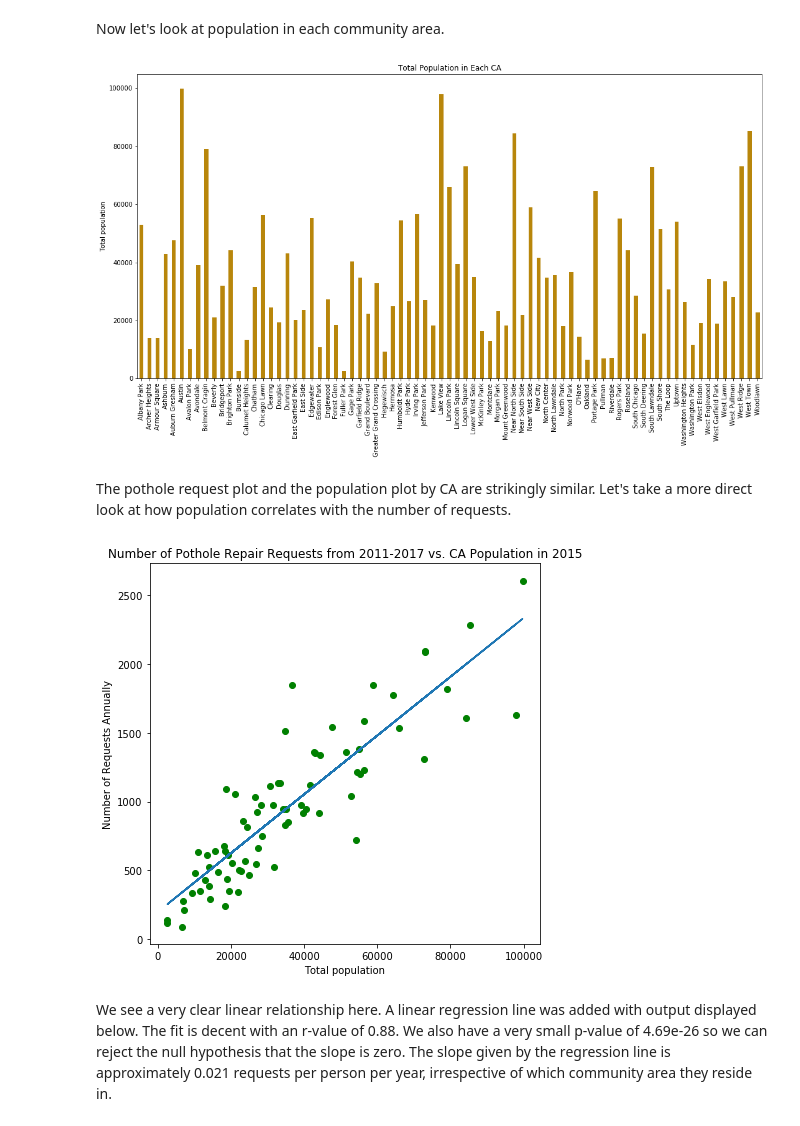
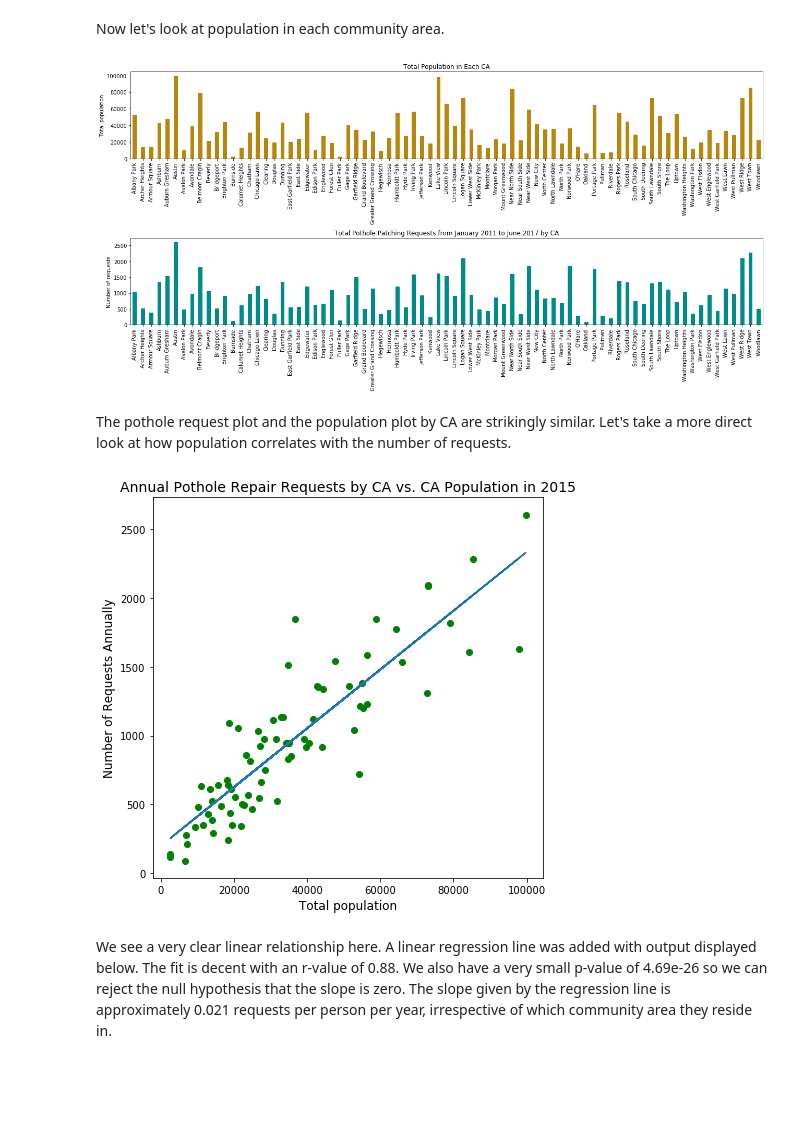
Before and after one commit to mdhanna/Chicago_Pothole_Analysis, a Jupyter notebook: Capstone1_Chicago_Pothole_Analysis.ipynb, the cells around one changed output. Drawn from its saved outputs; the diff is of its cells as text; code cells hidden in the pictures; blank space fills up the shorter version.

```diff
--- a/Capstone1_Chicago_Pothole_Analysis.ipynb
+++ b/Capstone1_Chicago_Pothole_Analysis.ipynb
@@ -41,7 +41,7 @@ for date in df['COMPLETION DATE']:
         cleanedCompletionDate.append(datetime.datetime.strptime(date, '%Y-%m-%dT%H:%M:%S'))
     else:
         cleanedCompletionDate.append(None)
-df.insert(3, 'cleaned Completion Date', cleanedCompletionDate)
+df.insert(3, 'clean Completion Date', cleanedCompletionDate)
 
 #Convert creation date from string to datetime object
 cleanedCreationDate = []
@@ -50,10 +50,10 @@ for date in df['CREATION DATE']:
         cleanedCreationDate.append(datetime.datetime.strptime(date, '%Y-%m-%dT%H:%M:%S'))
     else:
         cleanedCreationDate.append(None)
-df.insert(1, 'cleaned Creation Date', cleanedCreationDate)
+df.insert(1, 'clean Creation Date', cleanedCreationDate)
 
 #Convert 'Number of Potholes Filled on Block' to integers and latitude, longitude, x & y coordinates to floats
-df.insert(10, 'Num Potholes Filled On Block', pd.to_numeric(df['NUMBER OF POTHOLES FILLED ON BLOCK'], errors = 'ignore', downcast = 'integer'))
+df.insert(10, 'Num Holes Found', pd.to_numeric(df['NUMBER OF POTHOLES FILLED ON BLOCK'], errors = 'ignore', downcast = 'integer'))
 df.insert(11, 'X Coordinate', pd.to_numeric(df['X COORDINATE']).fillna(''))
 df.insert(12, 'Y Coordinate', pd.to_numeric(df['Y COORDINATE']).fillna(''))
 df.insert(13, 'Latitude', pd.to_numeric(df['LATITUDE']).fillna(''))
@@ -118,11 +139,11 @@ df = pd.merge(df, dfWards, on='Ward')
 # %% [markdown]
 First, let's test the City's statement that "Pothole repairs are generally completed within 7 days from the first report of a pothole to 311."
 # %%
-df['timePassed'] = (df['cleaned Completion Date'] - df['cleaned Creation Date']).dt.days
+df['timePassed'] = (df['clean Completion Date'] - df['clean Creation Date']).dt.days
 
-weekOrLess = df[df['timePassed'] < 7]
+weekOrLess = df[df['timePassed'] <= 7]
 
 #Count by creation date to find all requests
-pctWeekOrLess = weekOrLess['cleaned Creation Date'].count() * 100 / df['cleaned Creation Date'].count()
+pctWeekOrLess = weekOrLess['clean Creation Date'].count() * 100 / df['clean Creation Date'].count()
 pctWeekOrLess
 # %% [output]
@@ -197,7 +218,7 @@ winter = [12, 1, 2]
 seasons = []
 
 #Run through creation dates in dataframe and append correct season to list
-for date in df['cleaned Creation Date']:
+for date in df['clean Creation Date']:
     if date.month in winter:
         seasons.append('winter')
     elif date.month in fall:
@@ -564,7 +604,7 @@ CA_key[CA_key['CA Numbers in DF'] == False]
 Let's first look at how pothole requests compare when we look at community areas (CA's).
 # %%
 #Divide CA_requests by 6.5 to find annual requests
-CA_requests = totalDF.groupby('GEOG')['cleaned Creation Date'].count() / 6.5
+CA_requests = totalDF.groupby('GEOG')['clean Creation Date'].count() / 6.5
 fig = plt.figure(figsize=(18, 9))
 CA_requests.plot(kind='bar', color = 'darkcyan');
 plt.ylabel('Number of requests');
@@ -588,28 +628,36 @@ Now let's look at population in each community area.
 # %%
 population = censusDF.TOT_POP.copy()
 population.index = list(censusDF.GEOG)
 
 fig = plt.figure(figsize=(18, 9));
+plt.subplot(2,1,1)
 population.plot.bar(color = 'darkgoldenrod');
 plt.ylabel('Total population');
 plt.title('Total Population in Each CA');
+
+plt.subplot(2,1,2)
+CA_requests.plot(kind='bar', color = 'darkcyan');
+plt.ylabel('Number of requests');
+plt.xlabel('');
+plt.title('Total Pothole Patching Requests from January 2011 to June 2017 by CA');
+fig.tight_layout()
 # %% [output]
-[figure, old version]
+[figure, new version]
 # %% [markdown]
 The pothole request plot and the population plot by CA are strikingly similar.  Let's take a more direct look at how population correlates with the number of requests.
 # %%
 fig = plt.figure(figsize=(7,7));
 plt.plot(population, CA_requests, 'go');
-plt.ylabel('Number of Requests Annually')
-plt.xlabel('Total population');
-plt.title('Number of Pothole Repair Requests from 2011-2017 vs. CA Population in 2015');
+plt.ylabel('Number of Requests Annually', fontsize = 12)
+plt.xlabel('Total population', fontsize = 12);
+plt.title('Annual Pothole Repair Requests by CA vs. CA Population in 2015', fontsize = 14);
 
 from scipy.stats import linregress
 slope, intercept, r, p, stderr = linregress(population, CA_requests)
 line_values = [slope * i + intercept for i in list(population)]
 plt.plot(list(population), line_values);
 # %% [output]
-[figure, old version]
+[figure, new version]
 # %% [markdown]
 We see a very clear linear relationship here. A linear regression line was added with output displayed below.  The fit is decent with an r-value of 0.88.  We also have a very small p-value of 4.69e-26 so we can reject the null hypothesis that the slope is zero.  The slope given by the regression line is approximately 0.021 requests per person per year, irrespective of which community area they reside in.
 # %%
```
Also changed, not shown: parts of 53 cells of this notebook.
